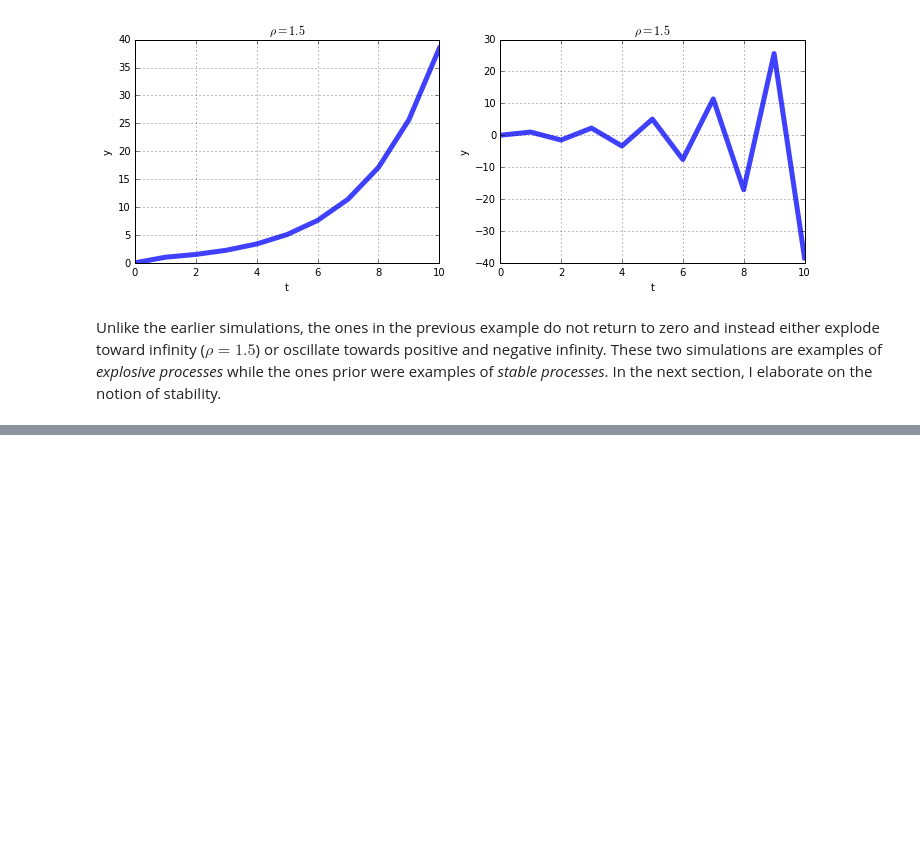
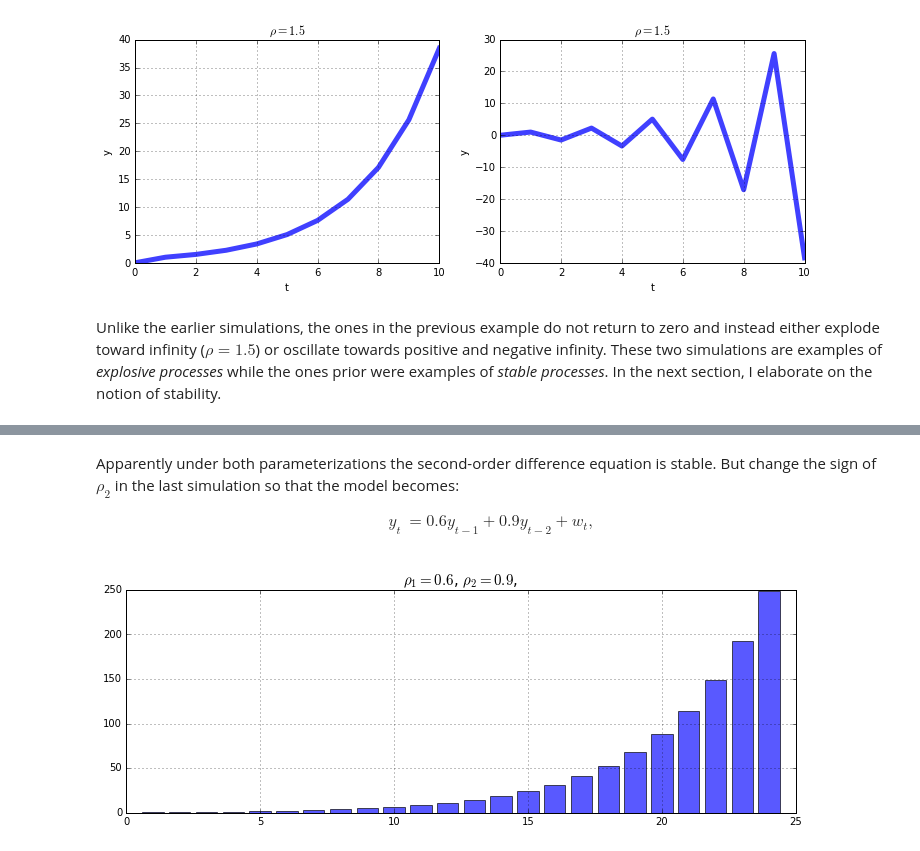
Before and after one commit to t-hdd/econ126, a Jupyter notebook: Lecture Notebooks/Econ126_Class_07.ipynb, the cells around one changed output, grey strips where cells are left out. Saved outputs shown, nothing was run; the diff lists cells and outputs as text; code cells hidden in the pictures; blank space fills up the shorter version.

```diff
--- a/Lecture Notebooks/Econ126_Class_07.ipynb
+++ b/Lecture Notebooks/Econ126_Class_07.ipynb
@@ -446,0 +532,39 @@ fig.tight_layout()
+# %% [markdown]
+Apparently under both parameterizations the second-order difference equation is stable. But change the sign of $\rho_2$ in the last simulation so that the model becomes:
+
+\begin{align}
+y_t & = 0.6 y_{t-1} + 0.9 y_{t-2} + w_t,
+\end{align}
+# %%
+# Create figure that has dimensions 12x4
+fig = plt.figure(figsize=(12,4))
+
+# Initial y values
+y0 = [0,0]
+
+# End period of simulation
+T = 24
+
+# Create w array and set period 1 value
+w = np.zeros(T+1)
+w[1] = 1
+
+# Specify coefficients
+rho = [0.6,0.9]
+
+# Simulate y and remove zeros from the simulated data
+df = pth_order_diff(rho,y0,w)
+
+# Remove zeros from the simulated data
+df = df.replace(0,np.nan)
+
+# Construct barchart of y values
+ax = fig.add_subplot(1,1,1)
+ax.bar(df.index,df['y'],alpha = 0.65)
+title = ''
+for n,r in enumerate(rho):
+    title+='$\\rho_'+str(n+1)+' = '+str(round(r,4))+'$, '
+ax.set_title(title,fontsize=15)
+ax.grid()
+# %% [output]
+[figure, added]
```
Also changed, not shown: parts of 25 cells of this notebook, 3 other files.
